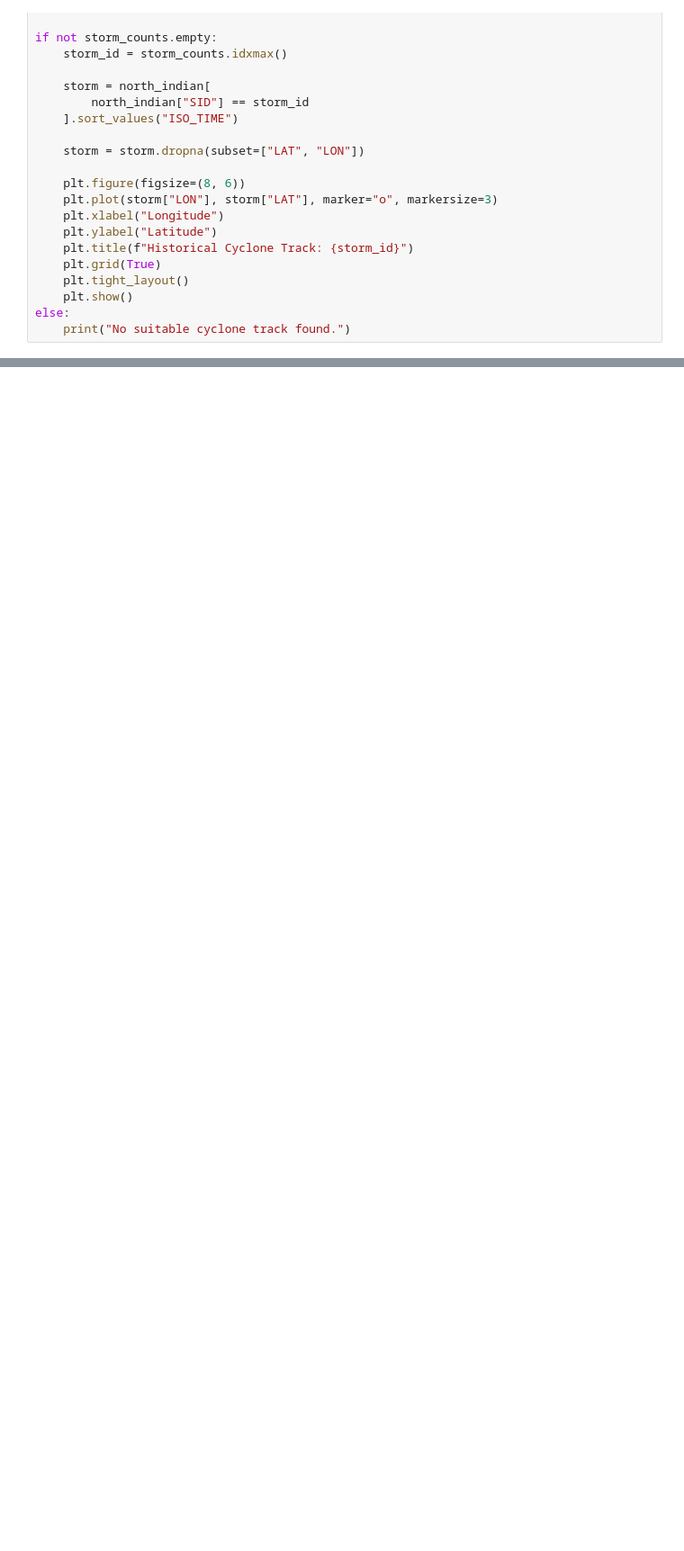
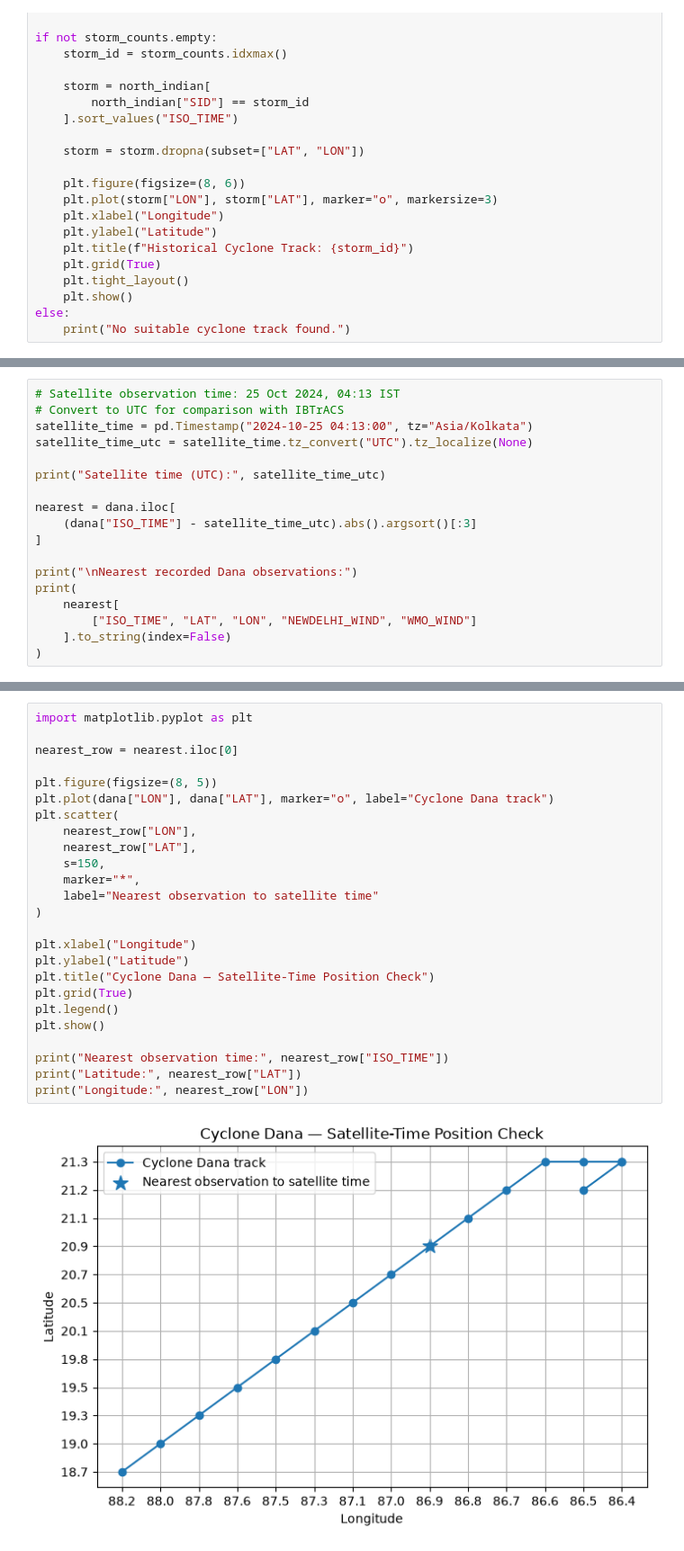
Before and after one commit to Sreoshh/tropical-cyclone-detection, a Jupyter notebook: data/notebooks/01_data_exploration.ipynb, the cells around one changed output, grey strips where cells are left out. Shown at 90% size. Saved outputs shown, nothing was run; the diff lists cells and outputs as text; blank space fills up the shorter version.

```diff
--- a/data/notebooks/01_data_exploration.ipynb
+++ b/data/notebooks/01_data_exploration.ipynb
@@ -315,0 +445,18 @@ else:
+# %%
+# Satellite observation time: 25 Oct 2024, 04:13 IST
+# Convert to UTC for comparison with IBTrACS
+satellite_time = pd.Timestamp("2024-10-25 04:13:00", tz="Asia/Kolkata")
+satellite_time_utc = satellite_time.tz_convert("UTC").tz_localize(None)
+
+print("Satellite time (UTC):", satellite_time_utc)
+
+nearest = dana.iloc[
+    (dana["ISO_TIME"] - satellite_time_utc).abs().argsort()[:3]
+]
+
+print("\nNearest recorded Dana observations:")
+print(
+    nearest[
+        ["ISO_TIME", "LAT", "LON", "NEWDELHI_WIND", "WMO_WIND"]
+    ].to_string(index=False)
+)
@@ -315,0 +471,27 @@ else:
+# %%
+import matplotlib.pyplot as plt
+
+nearest_row = nearest.iloc[0]
+
+plt.figure(figsize=(8, 5))
+plt.plot(dana["LON"], dana["LAT"], marker="o", label="Cyclone Dana track")
+plt.scatter(
+    nearest_row["LON"],
+    nearest_row["LAT"],
+    s=150,
+    marker="*",
+    label="Nearest observation to satellite time"
+)
+
+plt.xlabel("Longitude")
+plt.ylabel("Latitude")
+plt.title("Cyclone Dana — Satellite-Time Position Check")
+plt.grid(True)
+plt.legend()
+plt.show()
+
+print("Nearest observation time:", nearest_row["ISO_TIME"])
+print("Latitude:", nearest_row["LAT"])
+print("Longitude:", nearest_row["LON"])
+# %% [output]
+[figure, added]
```
Also changed, not shown: parts of 8 cells of this notebook, 2 other files.
